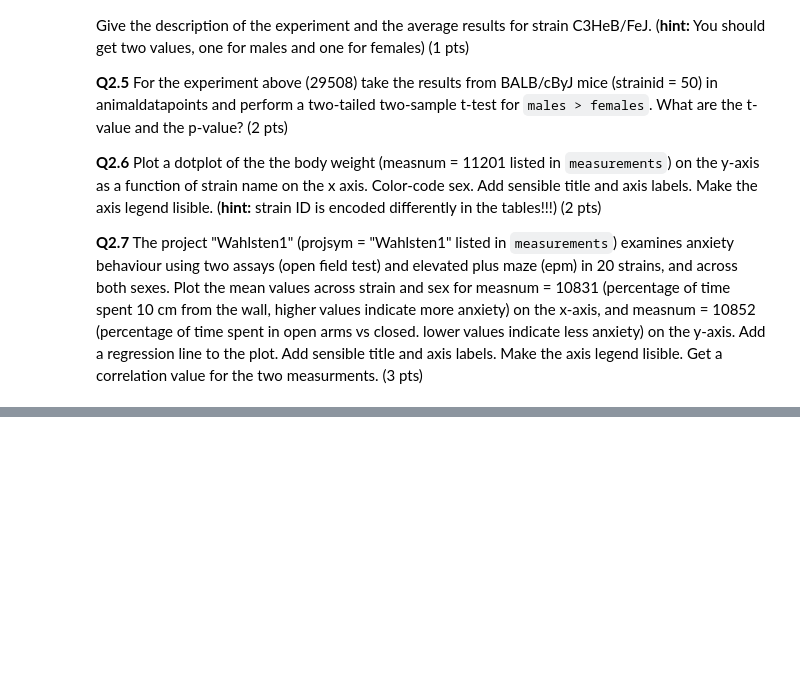
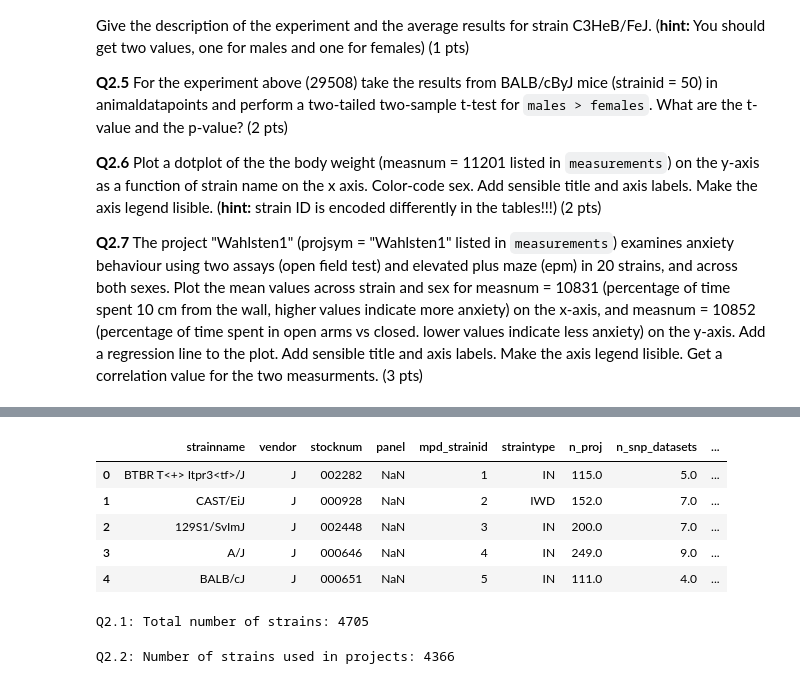
Before and after one commit to MaartenDekkers02/BigDataCourse2025, a Jupyter notebook: Assignment2.ipynb, the cells around one changed output, grey strips where cells are left out. Cells and saved outputs as stored; diff of their text form; code cells hidden in the pictures; blank space fills up the shorter version.

```diff
--- a/Assignment2.ipynb
+++ b/Assignment2.ipynb
@@ -354,3 +354,23 @@ measurements = pd.read_csv('measurements.csv')
 straininfo = pd.read_csv('straininfo.csv')
 strainmeans = pd.read_csv('strainmeans.csv.gz')
 animaldatapoints = pd.read_csv('animaldatapoints.csv.gz')
+# %%
+straininfo.head()
+# %% [output]
+|  | strainname | vendor | stocknum | panel | mpd_strainid | straintype | n_proj | n_snp_datasets | ... |
+| 0 | BTBR T<+> Itpr3<tf>/J | J | 002282 | NaN | 1 | IN | 115.0 | 5.0 | ... |
+| 1 | CAST/EiJ | J | 000928 | NaN | 2 | IWD | 152.0 | 7.0 | ... |
+| 2 | 129S1/SvImJ | J | 002448 | NaN | 3 | IN | 200.0 | 7.0 | ... |
+| 3 | A/J | J | 000646 | NaN | 4 | IN | 249.0 | 9.0 | ... |
+| 4 | BALB/cJ | J | 000651 | NaN | 5 | IN | 111.0 | 4.0 | ... |
+# %%
+straininfo.head()
+total_strains = straininfo['strainname'].nunique()
+print("Q2.1: Total number of strains:", total_strains)
+# %% [output]
+Q2.1: Total number of strains: 4705
+# %%
+strain_projects = straininfo.dropna(subset=['n_proj'])
+print("Q2.2: Number of strains used in projects:", len(strain_projects))
+# %% [output]
+Q2.2: Number of strains used in projects: 4366
```
Also changed, not shown: parts of 11 cells of this notebook.
